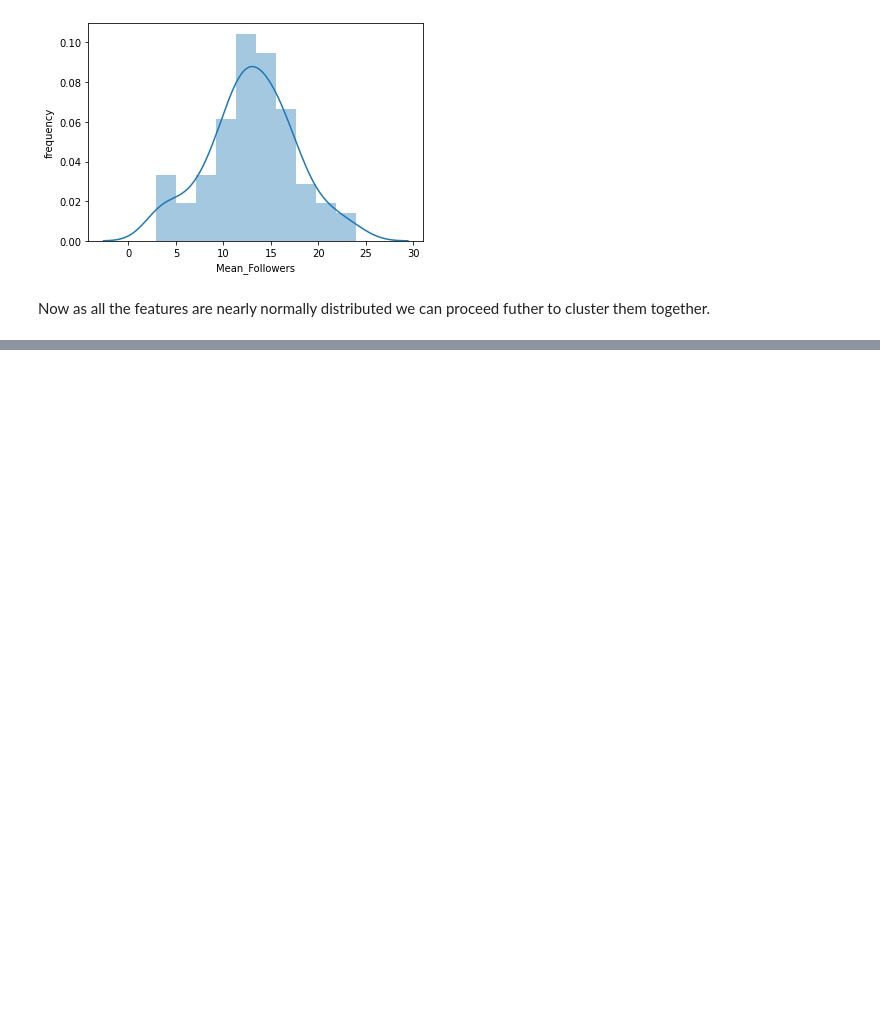
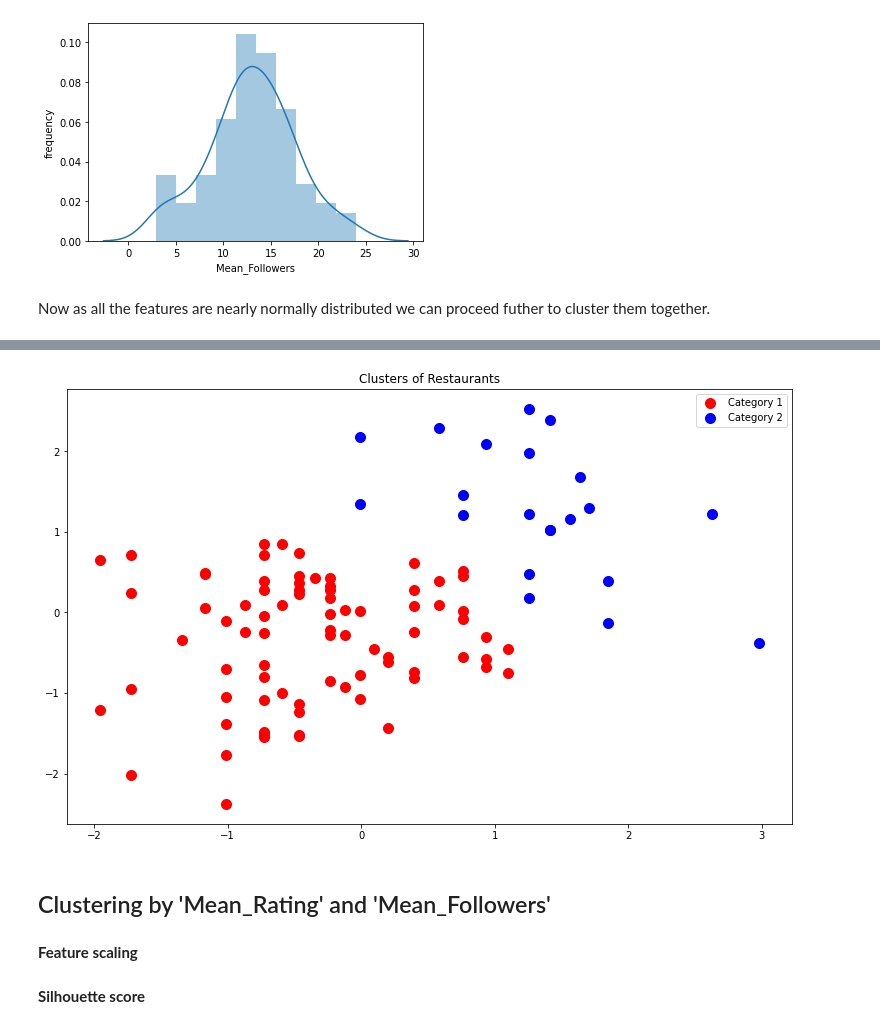
Before and after one commit to OmPrakashGH/Zomato-Restaurant-clustering-and-sentiment-analysis, a Jupyter notebook: Zomato_Restaurant_Clustering_and_Sentiment_Analysis.ipynb, the cells around one changed output, grey strips where cells are left out. Saved outputs shown, nothing was run; the diff lists cells and outputs as text; code cells hidden in the pictures; blank space fills up the shorter version.

```diff
--- a/Zomato_Restaurant_Clustering_and_Sentiment_Analysis.ipynb
+++ b/Zomato_Restaurant_Clustering_and_Sentiment_Analysis.ipynb
@@ -540,0 +665,19 @@ Now as all the features are nearly normally distributed we can proceed futher to
+# %%
+# Fitting hierarchical clustering
+hc = AgglomerativeClustering(n_clusters = 2, affinity = 'euclidean', linkage = 'ward')
+y_hc = hc.fit_predict(X)
+# %%
+# Visualizing the clusters (two dimensions only)
+plt.figure(figsize=(13,8))
+plt.scatter(X[y_hc == 0, 0], X[y_hc == 0, 1], s = 100, c = 'red', label = 'Category 1')
+plt.scatter(X[y_hc == 1, 0], X[y_hc == 1, 1], s = 100, c = 'blue', label = 'Category 2')
+
+plt.title('Clusters of Restaurants')
+plt.legend()
+plt.show()
+# %% [output]
+[figure, added]
+# %% [markdown]
+## Clustering by 'Mean_Rating' and 'Mean_Followers'
+# %% [markdown]
+**Feature scaling**
@@ -540,0 +690,2 @@ Now as all the features are nearly normally distributed we can proceed futher to
+# %% [markdown]
+**Silhouette score**
```
Also changed, not shown: parts of 75 cells of this notebook.
